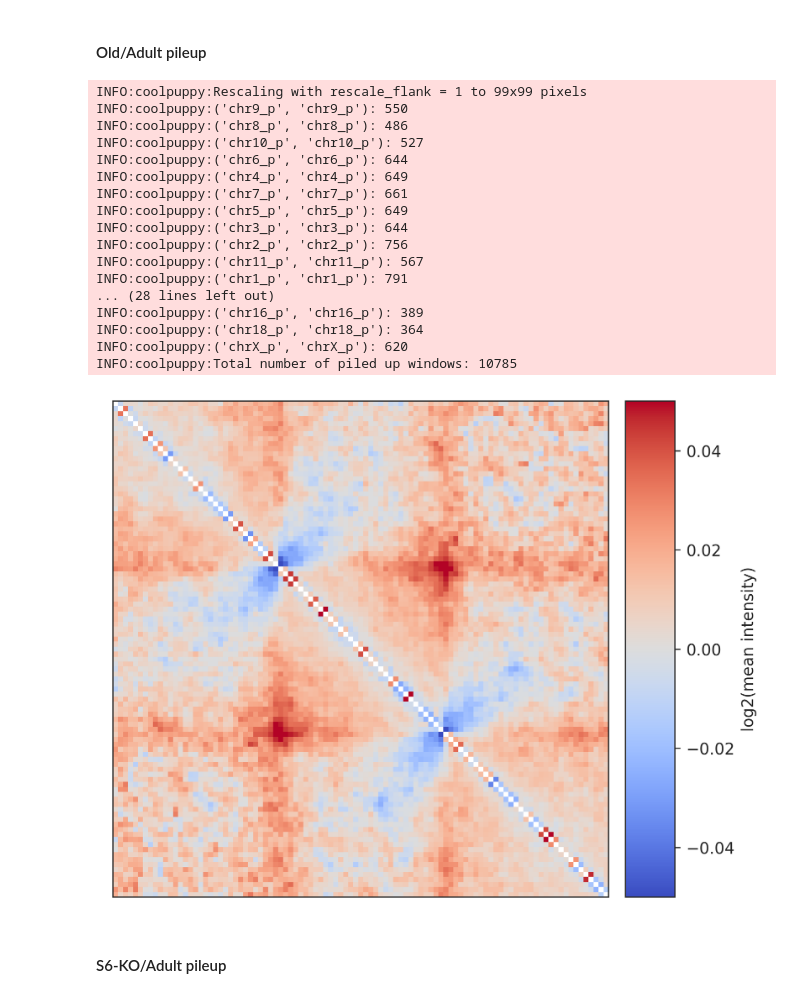
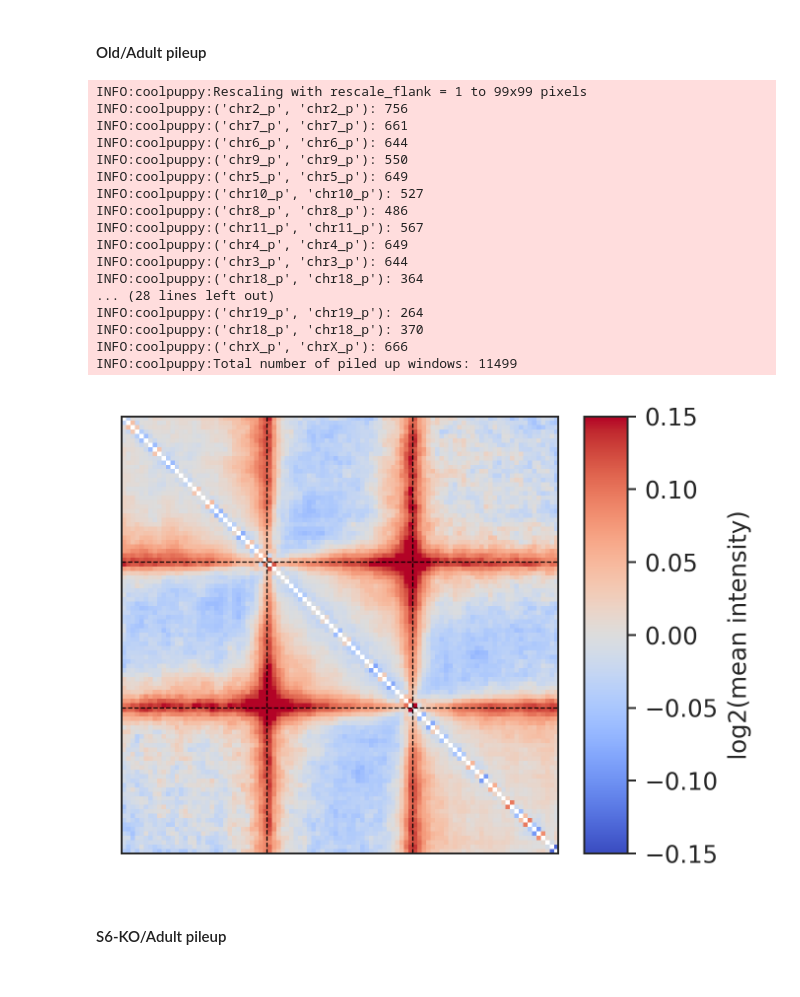
Before and after one commit to SIRT6/Sirt6_hic_paper, a Jupyter notebook: code_HiC/Figure3_TADs.ipynb, the cells around one changed output. Drawn from its saved outputs; the diff is of its cells as text; code cells hidden in the pictures.

Commit message:
Reorganize Figure3_TADs

```diff
--- a/code_HiC/Figure3_TADs.ipynb
+++ b/code_HiC/Figure3_TADs.ipynb
@@ -366,36 +382,40 @@ def visualize_ratio(stacks, vmin=-0.05, vmax=0.05):
 # %% [markdown]
 #### Old/Adult pileup
 # %%
-tad_file = merged_old.drop(columns=['ins_score'])
+tad_file1 = merged_old[['chr', 'start', 'end']]
+tad_file1.columns = ['chrom', 'start', 'end']
 
-tad_file.columns = ['chrom', 'start', 'end']
+tad_file2 = merged_adl[['chr', 'start', 'end']]
+tad_file2.columns = ['chrom', 'start', 'end']
 
 resolution = 10000
 expected = [expected_old, expected_adl]
 
-av_tad_old = create_average_tad_borders(tad_file, old_clr, wt_clr, expected, resolution)
+av_tad_old = create_average_tad_borders_both(tad_file1, tad_file2, old_clr, wt_clr, expected, resolution)
 # %% [output]
 INFO:coolpuppy:Rescaling with rescale_flank = 1 to 99x99 pixels
+INFO:coolpuppy:('chr2_p', 'chr2_p'): 756
+INFO:coolpuppy:('chr7_p', 'chr7_p'): 661
+INFO:coolpuppy:('chr6_p', 'chr6_p'): 644
 INFO:coolpuppy:('chr9_p', 'chr9_p'): 550
+INFO:coolpuppy:('chr5_p', 'chr5_p'): 649
+INFO:coolpuppy:('chr10_p', 'chr10_p'): 527
 INFO:coolpuppy:('chr8_p', 'chr8_p'): 486
-INFO:coolpuppy:('chr10_p', 'chr10_p'): 527
-INFO:coolpuppy:('chr6_p', 'chr6_p'): 644
+INFO:coolpuppy:('chr11_p', 'chr11_p'): 567
 INFO:coolpuppy:('chr4_p', 'chr4_p'): 649
-INFO:coolpuppy:('chr7_p', 'chr7_p'): 661
-INFO:coolpuppy:('chr5_p', 'chr5_p'): 649
 INFO:coolpuppy:('chr3_p', 'chr3_p'): 644
-INFO:coolpuppy:('chr2_p', 'chr2_p'): 756
-INFO:coolpuppy:('chr11_p', 'chr11_p'): 567
-INFO:coolpuppy:('chr1_p', 'chr1_p'): 791
+INFO:coolpuppy:('chr18_p', 'chr18_p'): 364
 ... (28 lines left out)
-INFO:coolpuppy:('chr16_p', 'chr16_p'): 389
-INFO:coolpuppy:('chr18_p', 'chr18_p'): 364
-INFO:coolpuppy:('chrX_p', 'chrX_p'): 620
-INFO:coolpuppy:Total number of piled up windows: 10785
+INFO:coolpuppy:('chr19_p', 'chr19_p'): 264
+INFO:coolpuppy:('chr18_p', 'chr18_p'): 370
+INFO:coolpuppy:('chrX_p', 'chrX_p'): 666
+INFO:coolpuppy:Total number of piled up windows: 11499
 # %%
-visualize_ratio(av_tad_old, vmin=-0.055, vmax=0.055)
+visualize_ratio(av_tad_old,
+                vmin = -0.15,
+                vmax = 0.15)
 # %% [output]
-[figure, old version]
+[figure, new version]
 # %% [markdown]
 #### S6-KO/Adult pileup
 # %%
```
Also changed, not shown: parts of 6 cells of this notebook.
